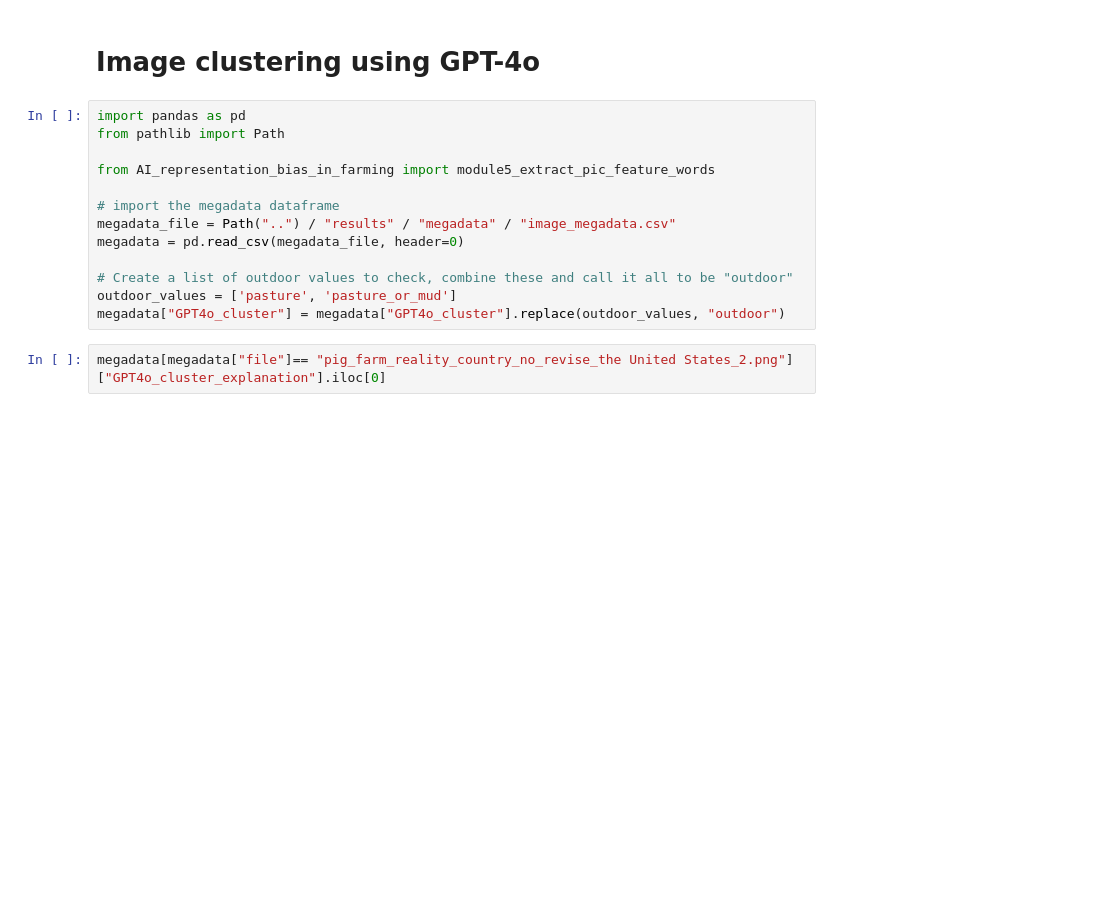
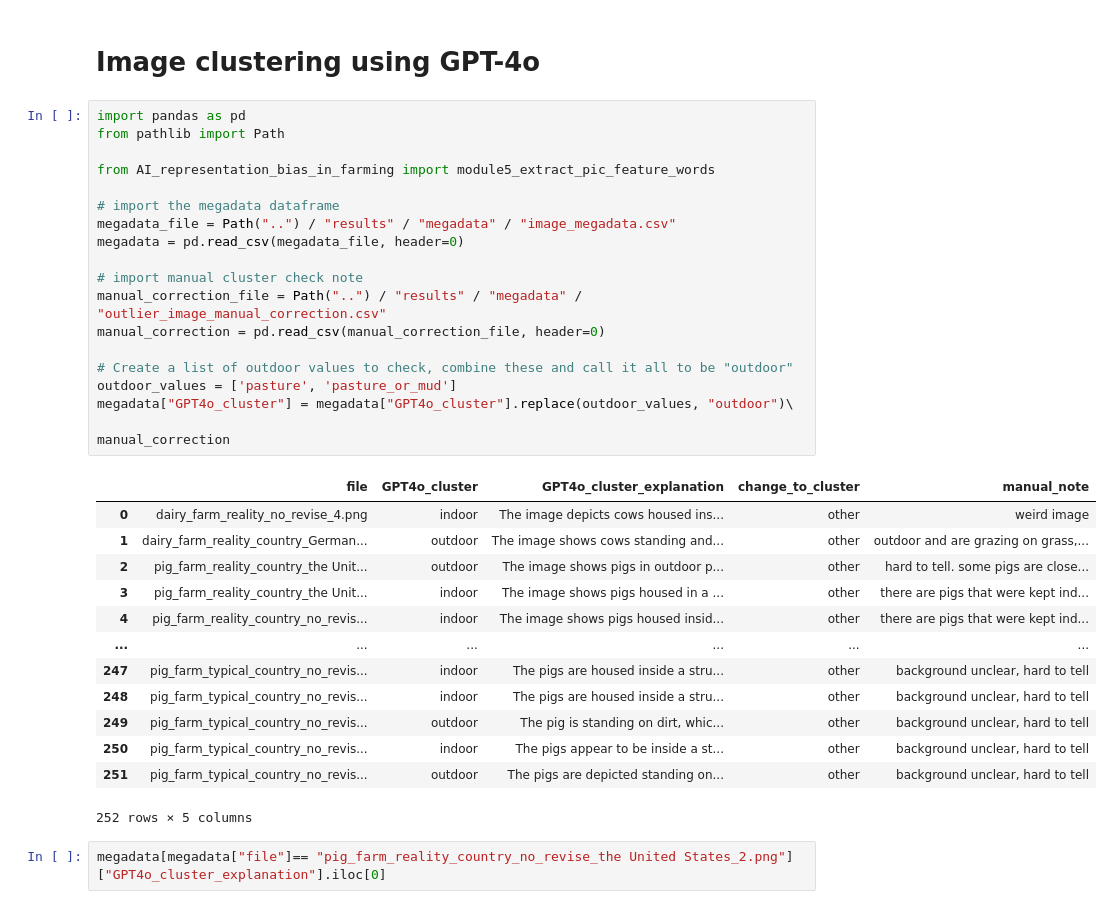
Before and after one commit to skysheng7/AI_bias_in_farming, a Jupyter notebook: notebooks/image_clustering.ipynb, the cells around one changed output. Saved outputs shown, nothing was run; the diff lists cells and outputs as text; blank space fills up the shorter version.

Commit message:
added GPT4o_cluster_explanation to every manually corrected image

```diff
--- a/notebooks/image_clustering.ipynb
+++ b/notebooks/image_clustering.ipynb
@@ -3,16 +3,36 @@
 # %%
 import pandas as pd
 from pathlib import Path
 
 from AI_representation_bias_in_farming import module5_extract_pic_feature_words
 
 # import the megadata dataframe
 megadata_file = Path("..") / "results" / "megadata" / "image_megadata.csv"
 megadata = pd.read_csv(megadata_file, header=0)
 
+# import manual cluster check note
+manual_correction_file = Path("..") / "results" / "megadata" / "outlier_image_manual_correction.csv"
+manual_correction = pd.read_csv(manual_correction_file, header=0)
+
 # Create a list of outdoor values to check, combine these and call it all to be "outdoor"
 outdoor_values = ['pasture', 'pasture_or_mud']
-megadata["GPT4o_cluster"] = megadata["GPT4o_cluster"].replace(outdoor_values, "outdoor")
+megadata["GPT4o_cluster"] = megadata["GPT4o_cluster"].replace(outdoor_values, "outdoor")\
+
+manual_correction
+# %% [output]
+|  | file | GPT4o_cluster | GPT4o_cluster_explanation | change_to_cluster | manual_note |
+| 0 | dairy_farm_reality_no_revise_4.png | indoor | The image depicts cows housed ins... | other | weird image |
+| 1 | dairy_farm_reality_country_German... | outdoor | The image shows cows standing and... | other | outdoor and are grazing on grass,... |
+| 2 | pig_farm_reality_country_the Unit... | outdoor | The image shows pigs in outdoor p... | other | hard to tell. some pigs are close... |
+| 3 | pig_farm_reality_country_the Unit... | indoor | The image shows pigs housed in a ... | other | there are pigs that were kept ind... |
+| 4 | pig_farm_reality_country_no_revis... | indoor | The image shows pigs housed insid... | other | there are pigs that were kept ind... |
+| ... | ... | ... | ... | ... | ... |
+| 247 | pig_farm_typical_country_no_revis... | indoor | The pigs are housed inside a stru... | other | background unclear, hard to tell |
+| 248 | pig_farm_typical_country_no_revis... | indoor | The pigs are housed inside a stru... | other | background unclear, hard to tell |
+| 249 | pig_farm_typical_country_no_revis... | outdoor | The pig is standing on dirt, whic... | other | background unclear, hard to tell |
+| 250 | pig_farm_typical_country_no_revis... | indoor | The pigs appear to be inside a st... | other | background unclear, hard to tell |
+| 251 | pig_farm_typical_country_no_revis... | outdoor | The pigs are depicted standing on... | other | background unclear, hard to tell |
+252 rows × 5 columns
 # %%
 megadata[megadata["file"]== "pig_farm_reality_country_no_revise_the United States_2.png"]["GPT4o_cluster_explanation"].iloc[0]
 # %% [output]
```
Also changed, not shown: 2 other files.
